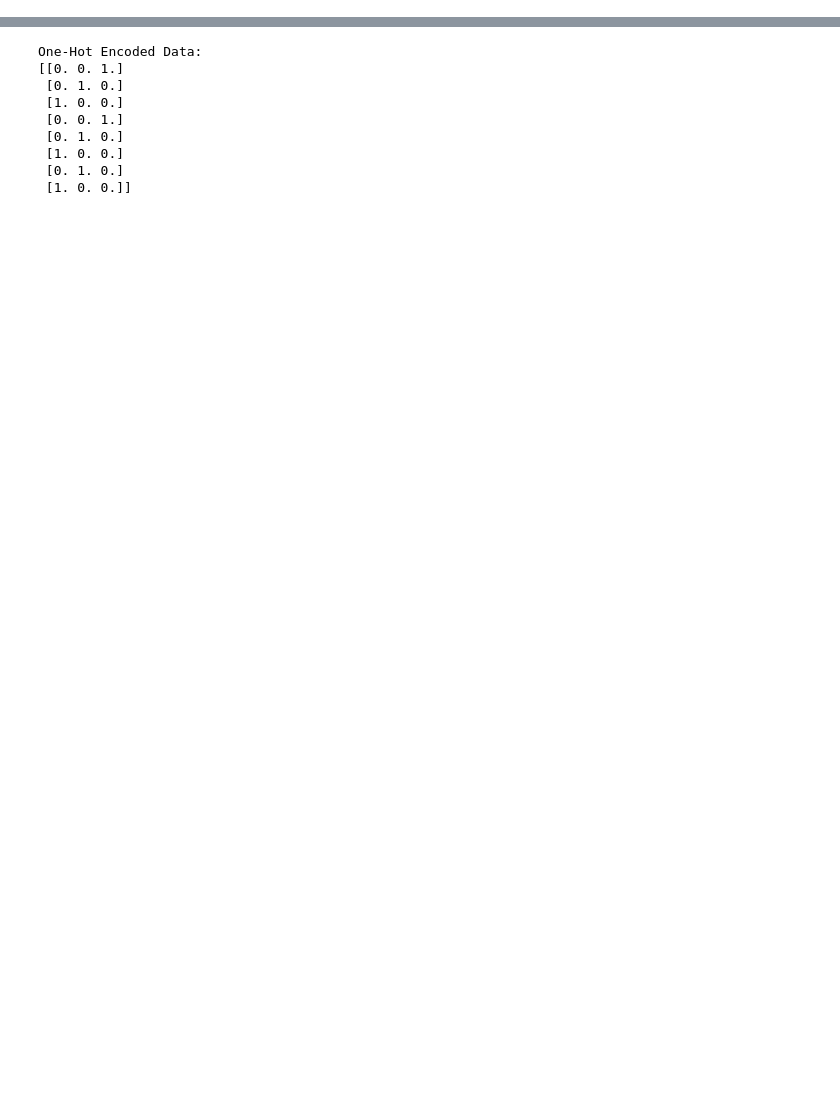
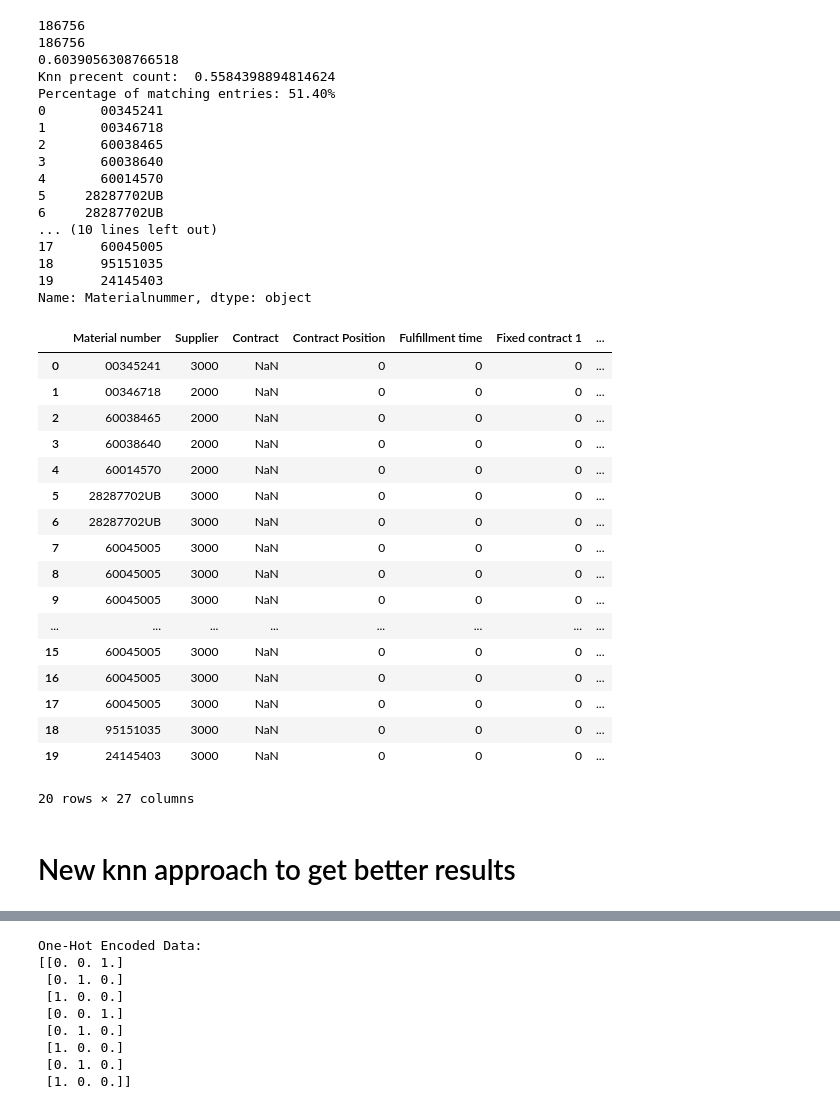
Before and after one commit to deniz361/ai-project, a Jupyter notebook: algorithms/Kmeans/kmeans.ipynb, the cells around one changed output, grey strips where cells are left out. Saved outputs shown, nothing was run; the diff lists cells and outputs as text; code cells hidden in the pictures; blank space fills up the shorter version.

```diff
--- a/algorithms/Kmeans/kmeans.ipynb
+++ b/algorithms/Kmeans/kmeans.ipynb
@@ -50,11 +61,14 @@ def detect_anomalies(data, num_clusters, threshold):
     # Calculate threshold for anomaly detection
     anomaly_threshold = np.percentile(avg_distances, threshold)
 
+    print(avg_distances[:10])
+
     # Identify anomalies
     anomalies = data[avg_distances > anomaly_threshold]
 
-    return anomalies
+    return anomalies, avg_distances > anomaly_threshold
 
-anomalies = detect_anomalies(processed_df, num_clusters=5, threshold=95)
+anomalies, anomaly_indices = detect_anomalies(processed_df, num_clusters=2, threshold=40)
 print(anomalies)
+anomalies.to_csv('anomalies.csv', index=False)
 # %% [output]
@@ -80 +92,68 @@ anomalies.to_csv('anomalies.csv', index=False)
+# %%
+anomaly_indices_new = [0 if x == False else 1 for x in anomaly_indices]
+print(len(anomaly_indices_new))
+print(len(df))
+supervised_dataset = pd.read_csv(r"/Users/raoul/Documents/Studium/AI_Project/git/ai-project/knn_raoul/datasets/supervised_dataset.csv")
+supervised_dataset["knn_predictions"] = anomaly_indices_new
+
+anomaly_count = 0
+for element in supervised_dataset["anomaly"]:
+    if element == 1:
+        anomaly_count += 1
+
+
+knn_anomaly_count = 0
+for element in supervised_dataset["knn_predictions"]:
+    if element == 1:
+        knn_anomaly_count += 1
+
+
+print(anomaly_count/len(df))
+print("Knn precent count: ", knn_anomaly_count/len(df))
+
+# Calculate the percentage of matching entries
+matching_percentage = (supervised_dataset['anomaly'] == supervised_dataset['knn_predictions']).mean() * 100
+
+print(f"Percentage of matching entries: {matching_percentage:.2f}%")
+
+print(materialnummern[:20])
+supervised_dataset[:20]
+# %% [output]
+186756
+186756
+0.6039056308766518
+Knn precent count:  0.5584398894814624
+Percentage of matching entries: 51.40%
+0       00345241
+1       00346718
+2       60038465
+3       60038640
+4       60014570
+5     28287702UB
+6     28287702UB
+... (10 lines left out)
+17      60045005
+18      95151035
+19      24145403
+Name: Materialnummer, dtype: object
+|  | Material number | Supplier | Contract | Contract Position | Fulfillment time | Fixed contract 1 | ... |
+| 0 | 00345241 | 3000 | NaN | 0 | 0 | 0 | ... |
+| 1 | 00346718 | 2000 | NaN | 0 | 0 | 0 | ... |
+| 2 | 60038465 | 2000 | NaN | 0 | 0 | 0 | ... |
+| 3 | 60038640 | 2000 | NaN | 0 | 0 | 0 | ... |
+| 4 | 60014570 | 2000 | NaN | 0 | 0 | 0 | ... |
+| 5 | 28287702UB | 3000 | NaN | 0 | 0 | 0 | ... |
+| 6 | 28287702UB | 3000 | NaN | 0 | 0 | 0 | ... |
+| 7 | 60045005 | 3000 | NaN | 0 | 0 | 0 | ... |
+| 8 | 60045005 | 3000 | NaN | 0 | 0 | 0 | ... |
+| 9 | 60045005 | 3000 | NaN | 0 | 0 | 0 | ... |
+| ... | ... | ... | ... | ... | ... | ... | ... |
+| 15 | 60045005 | 3000 | NaN | 0 | 0 | 0 | ... |
+| 16 | 60045005 | 3000 | NaN | 0 | 0 | 0 | ... |
+| 17 | 60045005 | 3000 | NaN | 0 | 0 | 0 | ... |
+| 18 | 95151035 | 3000 | NaN | 0 | 0 | 0 | ... |
+| 19 | 24145403 | 3000 | NaN | 0 | 0 | 0 | ... |
+20 rows × 27 columns
+# %% [markdown]
+# New knn approach to get better results
 # %%
```
Also changed, not shown: parts of 11 cells of this notebook.
